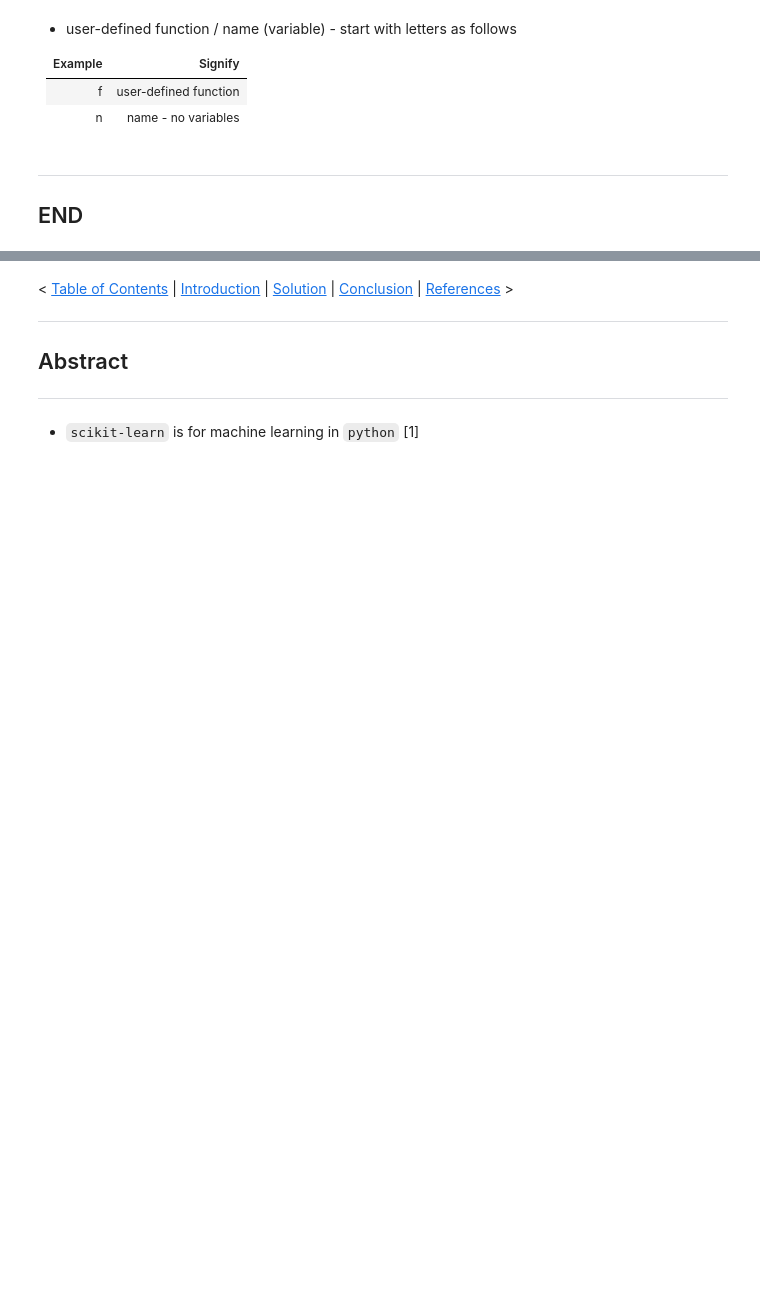
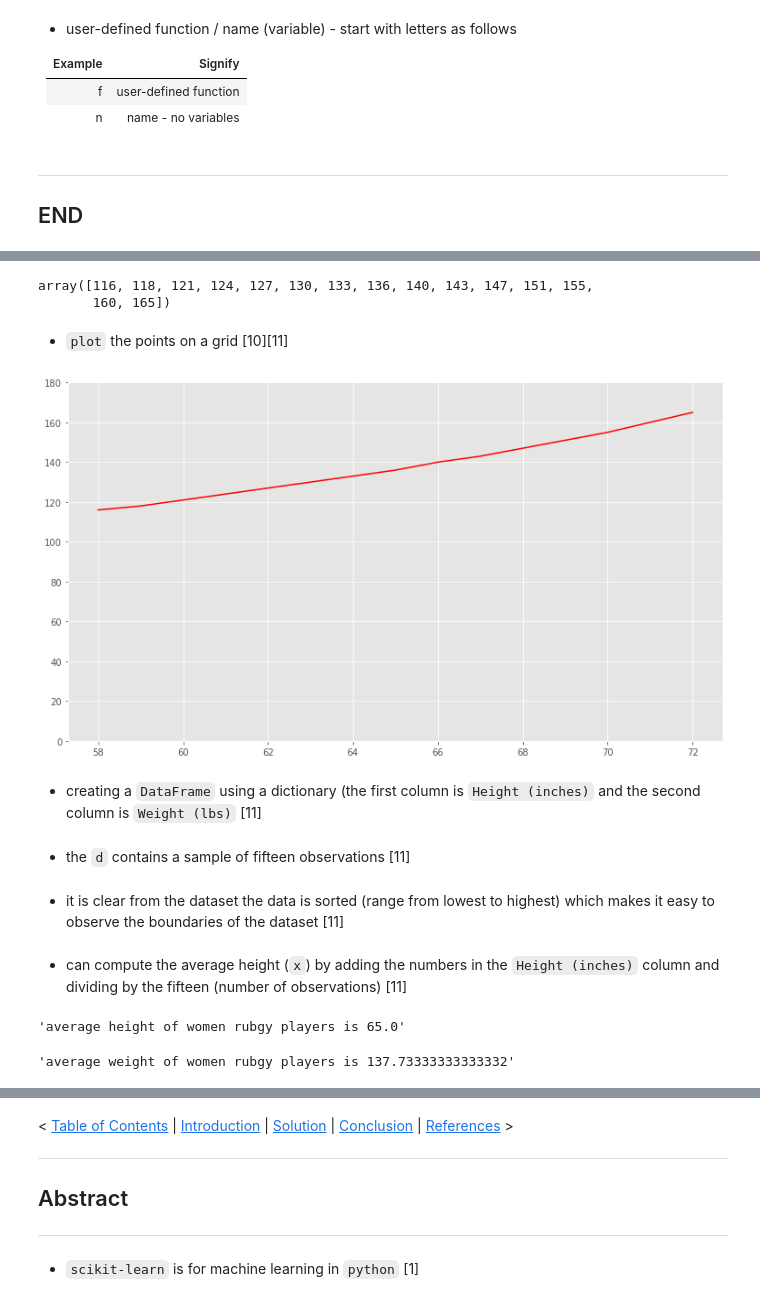
Before and after one commit to SeanOhAileasa/mls-scikit-learn-scipy-stats, a Jupyter notebook: scikit-learn.ipynb, the cells around one changed output, grey strips where cells are left out. Cells and saved outputs as stored; diff of their text form; code cells hidden in the pictures; blank space fills up the shorter version.

```diff
--- a/scikit-learn.ipynb
+++ b/scikit-learn.ipynb
@@ -387,0 +348,2 @@ exit()
+# %%
+nHeight=range(58,73) # height of each
@@ -387,0 +354,2 @@ exit()
+# %%
+x=np.array(nHeight)
@@ -387,0 +360,2 @@ exit()
+# %%
+nWeight=[116,118,121,124,127,130,133,136,140,143,147,151,155,160,165] # weight of each
@@ -387,0 +366,9 @@ exit()
+# %%
+y=np.array(nWeight)
+# %%
+y
+# %% [output]
+array([116, 118, 121, 124, 127, 130, 133, 136, 140, 143, 147, 151, 155,
+       160, 165])
+# %% [markdown]
+- ``plot`` the points on a grid [10][11]
@@ -387,0 +381,6 @@ exit()
+# %%
+fig,ax=plt.subplots()
+ax.plot(x,y,"r-");
+ax.set_ylim([0,180]);
+# %% [output]
+[figure, added]
@@ -387,0 +389,2 @@ exit()
+# %% [markdown]
+- creating a ``DataFrame`` using a dictionary (the first column is ``Height (inches)`` and the second column is ``Weight (lbs)`` [11]
@@ -387,0 +393,15 @@ exit()
+# %% [markdown]
+- the ``d`` contains a sample of fifteen observations [11]
+# %% [markdown]
+- it is clear from the dataset the data is sorted (range from lowest to highest) which makes it easy to observe the boundaries of the dataset [11]
+# %% [markdown]
+- can compute the average height (``x``) by adding the numbers in the ``Height (inches)`` column and dividing by the fifteen (number of observations) [11]
+# %%
+heightAvg=d["Height (inches)"].sum()/len(d["Height (inches)"])
+f'average height of women rubgy players is {heightAvg}'
+# %% [output]
+'average height of women rubgy players is 65.0'
+# %%
+f'average weight of women rubgy players is {d["Weight (lbs)"].sum()/len(d["Weight (lbs)"])}'
+# %% [output]
+'average weight of women rubgy players is 137.73333333333332'
```
Also changed, not shown: parts of 148 cells of this notebook.
